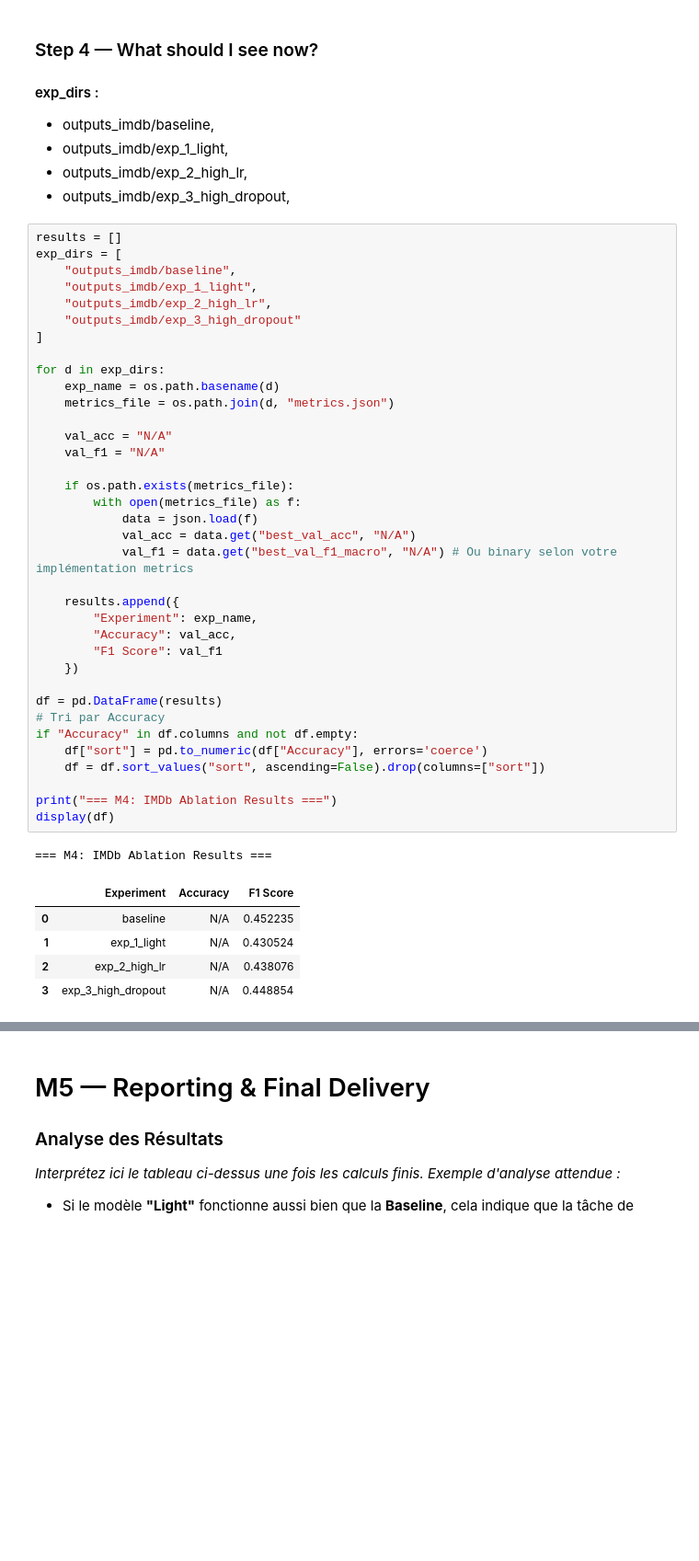
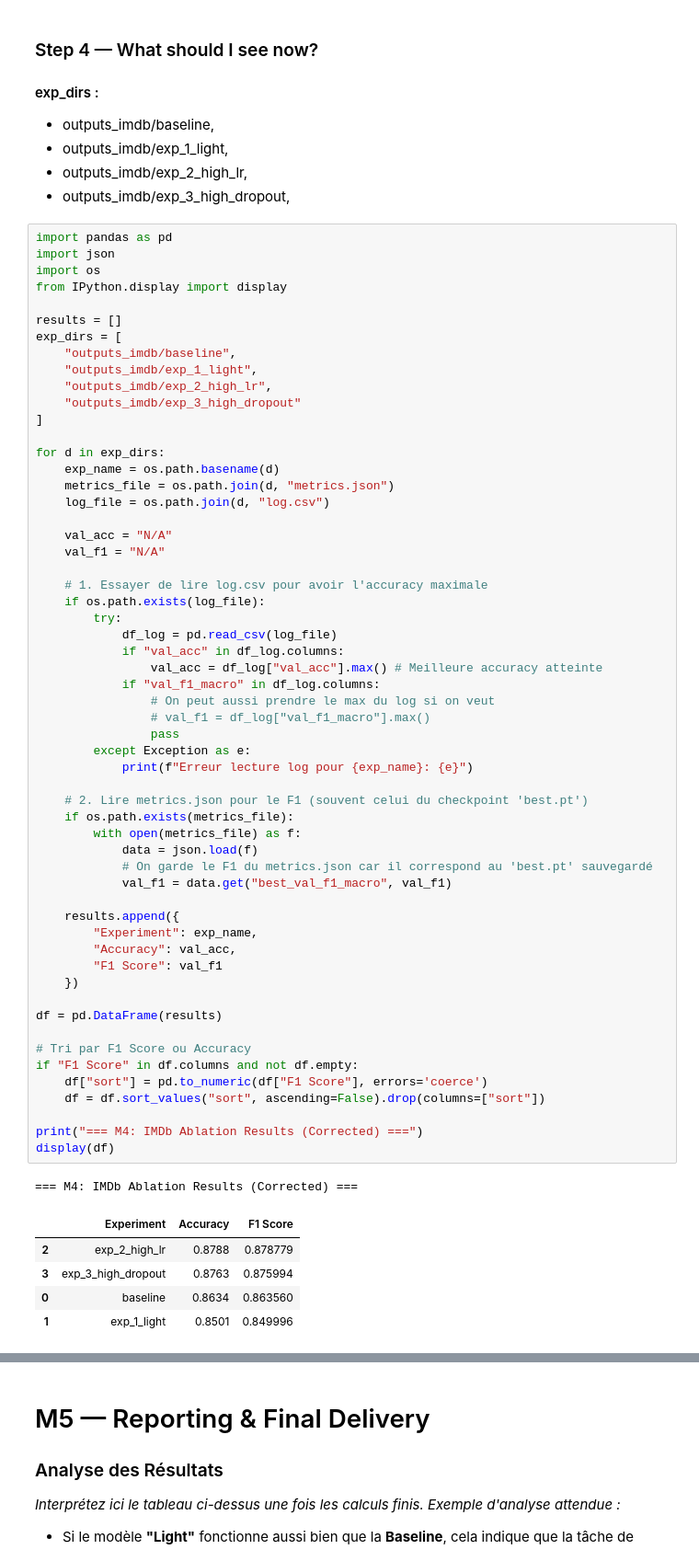
Before and after one commit to MGentieu/dl_project, a Jupyter notebook: starters/nlp-project-starter/nlp-project/notebooks/IMDb_notebook.ipynb, the cells around one changed output, grey strips where cells are left out. Shown at 92% size. Drawn from its saved outputs; the diff is of its cells as text; blank space fills up the shorter version.

Commit message:
Finition de la rédaction du notebook pour IMDb

```diff
--- a/starters/nlp-project-starter/nlp-project/notebooks/IMDb_notebook.ipynb
+++ b/starters/nlp-project-starter/nlp-project/notebooks/IMDb_notebook.ipynb
@@ -215,45 +220,66 @@ KeyboardInterrupt
 - outputs_imdb/exp_2_high_lr,
 - outputs_imdb/exp_3_high_dropout,
 # %%
+import pandas as pd
+import json
+import os
+from IPython.display import display
+
 results = []
 exp_dirs = [
     "outputs_imdb/baseline",
     "outputs_imdb/exp_1_light",
     "outputs_imdb/exp_2_high_lr",
     "outputs_imdb/exp_3_high_dropout"
 ]
 
 for d in exp_dirs:
     exp_name = os.path.basename(d)
     metrics_file = os.path.join(d, "metrics.json")
+    log_file = os.path.join(d, "log.csv")
 
     val_acc = "N/A"
     val_f1 = "N/A"
 
+    # 1. Essayer de lire log.csv pour avoir l'accuracy maximale
+    if os.path.exists(log_file):
+        try:
+            df_log = pd.read_csv(log_file)
+            if "val_acc" in df_log.columns:
+                val_acc = df_log["val_acc"].max() # Meilleure accuracy atteinte
+            if "val_f1_macro" in df_log.columns:
+                # On peut aussi prendre le max du log si on veut
+                # val_f1 = df_log["val_f1_macro"].max()
+                pass
+        except Exception as e:
+            print(f"Erreur lecture log pour {exp_name}: {e}")
+
+    # 2. Lire metrics.json pour le F1 (souvent celui du checkpoint 'best.pt')
     if os.path.exists(metrics_file):
         with open(metrics_file) as f:
             data = json.load(f)
-            val_acc = data.get("best_val_acc", "N/A")
-            val_f1 = data.get("best_val_f1_macro", "N/A") # Ou binary selon votre implémentation metrics
+            # On garde le F1 du metrics.json car il correspond au 'best.pt' sauvegardé
+            val_f1 = data.get("best_val_f1_macro", val_f1)
 
     results.append({
         "Experiment": exp_name,
         "Accuracy": val_acc,
         "F1 Score": val_f1
     })
 
 df = pd.DataFrame(results)
-# Tri par Accuracy
-if "Accuracy" in df.columns and not df.empty:
-    df["sort"] = pd.to_numeric(df["Accuracy"], errors='coerce')
+
+# Tri par F1 Score ou Accuracy
+if "F1 Score" in df.columns and not df.empty:
+    df["sort"] = pd.to_numeric(df["F1 Score"], errors='coerce')
     df = df.sort_values("sort", ascending=False).drop(columns=["sort"])
 
-print("=== M4: IMDb Ablation Results ===")
+print("=== M4: IMDb Ablation Results (Corrected) ===")
 display(df)
 # %% [output]
-=== M4: IMDb Ablation Results ===
+=== M4: IMDb Ablation Results (Corrected) ===
 |  | Experiment | Accuracy | F1 Score |
-| 0 | baseline | N/A | 0.452235 |
-| 1 | exp_1_light | N/A | 0.430524 |
-| 2 | exp_2_high_lr | N/A | 0.438076 |
-| 3 | exp_3_high_dropout | N/A | 0.448854 |
+| 2 | exp_2_high_lr | 0.8788 | 0.878779 |
+| 3 | exp_3_high_dropout | 0.8763 | 0.875994 |
+| 0 | baseline | 0.8634 | 0.863560 |
+| 1 | exp_1_light | 0.8501 | 0.849996 |
```
Also changed, not shown: parts of 8 cells of this notebook.
